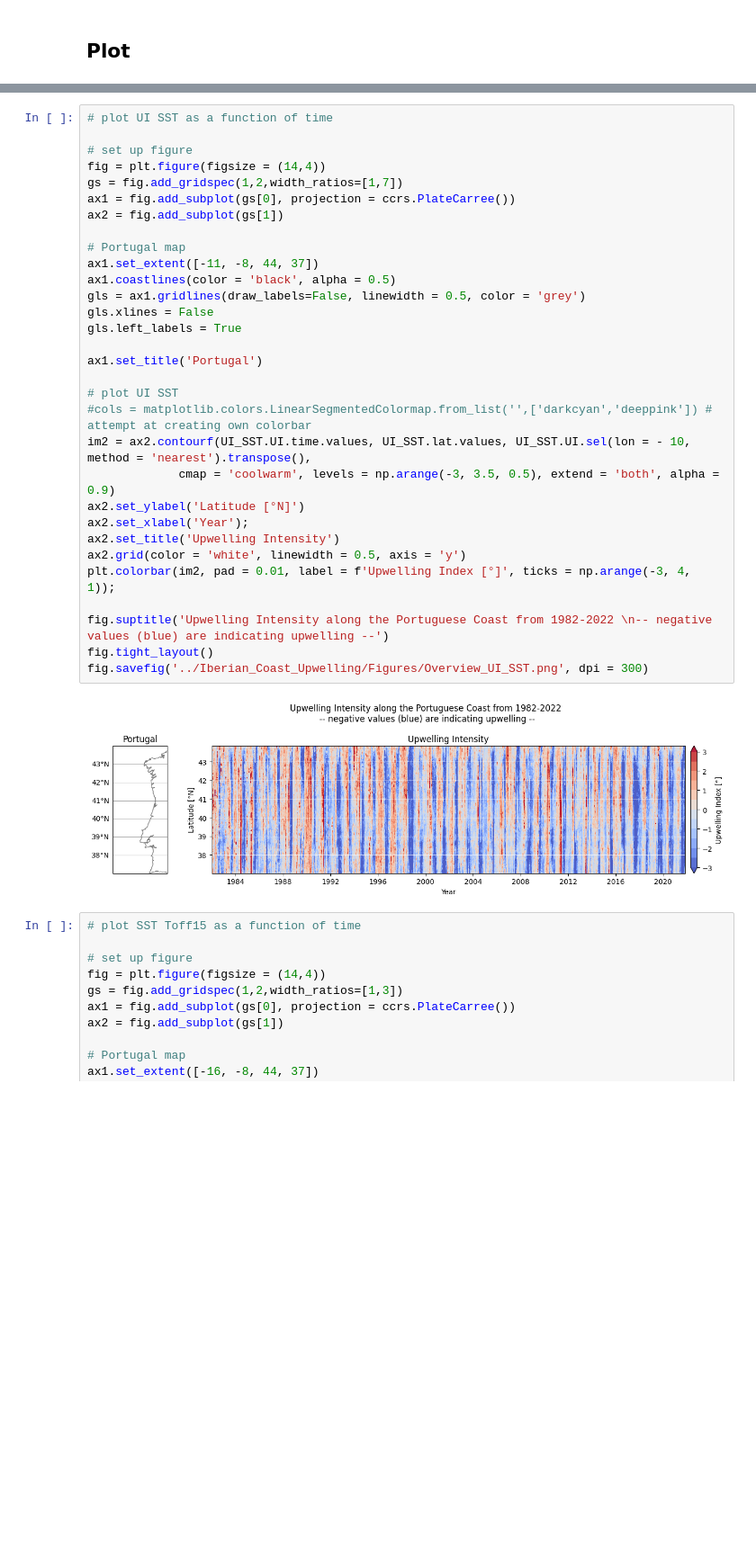
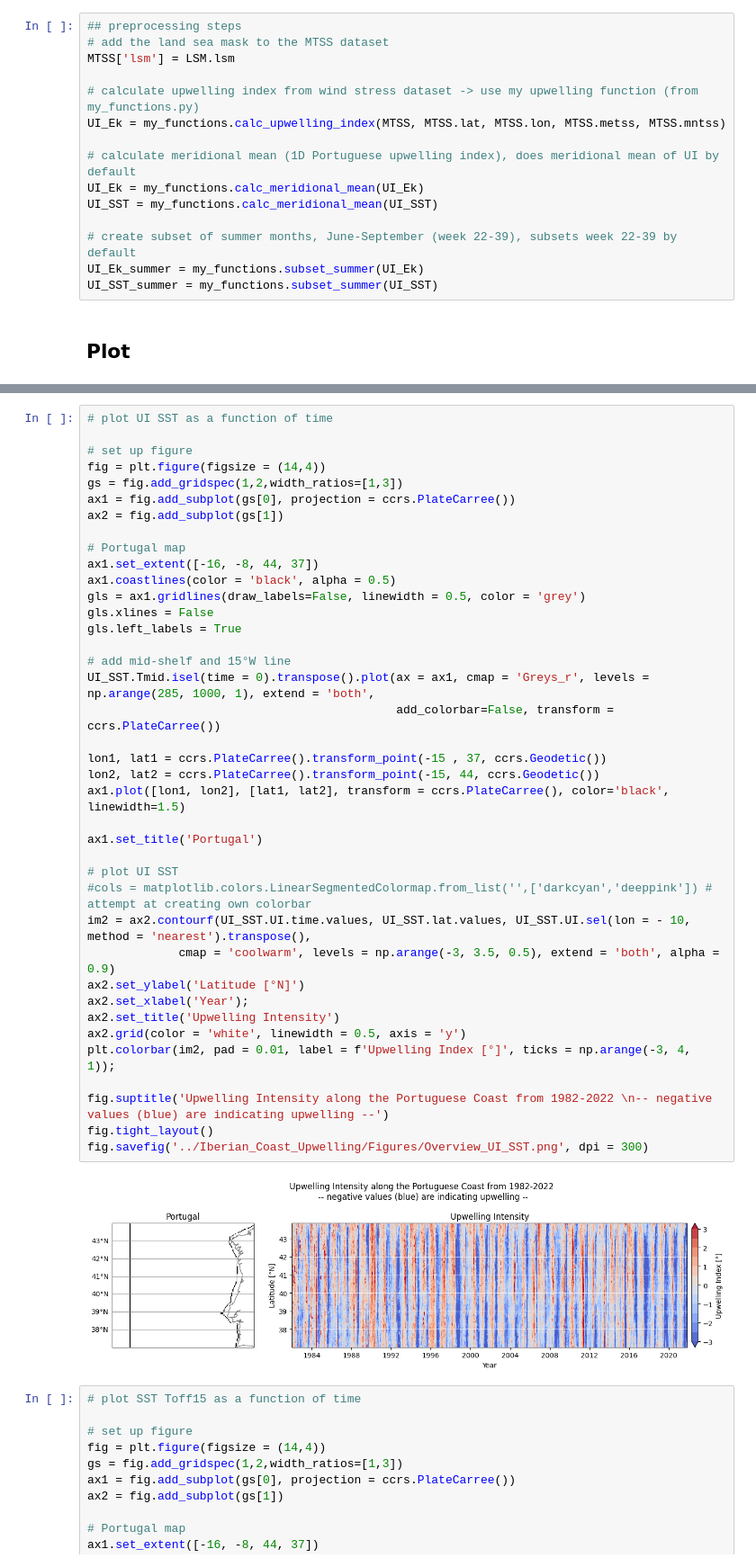
Before and after one commit to Marie-Louise-Korte/Iberian_Coast_Upwelling, a Jupyter notebook: 3_Compare_UIs.ipynb, the cells around one changed output, grey strips where cells are left out. Shown at 90% size. Drawn from its saved outputs; the diff is of its cells as text; blank space fills up the shorter version.

```diff
--- a/3_Compare_UIs.ipynb
+++ b/3_Compare_UIs.ipynb
@@ -29,2 +23,17 @@ UI_Ek = my_functions.upwelling_index(MTSS, MTSS.lat, MTSS.lon, MTSS.metss, MTSS.
+# %%
+## preprocessing steps
+# add the land sea mask to the MTSS dataset
+MTSS['lsm'] = LSM.lsm
+
+# calculate upwelling index from wind stress dataset -> use my upwelling function (from my_functions.py)
+UI_Ek = my_functions.calc_upwelling_index(MTSS, MTSS.lat, MTSS.lon, MTSS.metss, MTSS.mntss)
+
+# calculate meridional mean (1D Portuguese upwelling index), does meridional mean of UI by default
+UI_Ek = my_functions.calc_meridional_mean(UI_Ek)
+UI_SST = my_functions.calc_meridional_mean(UI_SST)
+
+# create subset of summer months, June-September (week 22-39), subsets week 22-39 by default
+UI_Ek_summer = my_functions.subset_summer(UI_Ek)
+UI_SST_summer = my_functions.subset_summer(UI_SST)
 # %% [markdown]
 ## Plot
@@ -97,36 +110,44 @@ Text(0.5, 0, 'Time [yr-m]')
 # %%
 # plot UI SST as a function of time
 
 # set up figure
 fig = plt.figure(figsize = (14,4))
-gs = fig.add_gridspec(1,2,width_ratios=[1,7])
+gs = fig.add_gridspec(1,2,width_ratios=[1,3])
 ax1 = fig.add_subplot(gs[0], projection = ccrs.PlateCarree())
 ax2 = fig.add_subplot(gs[1])
 
 # Portugal map
-ax1.set_extent([-11, -8, 44, 37])
+ax1.set_extent([-16, -8, 44, 37])
 ax1.coastlines(color = 'black', alpha = 0.5)
 gls = ax1.gridlines(draw_labels=False, linewidth = 0.5, color = 'grey')
 gls.xlines = False
 gls.left_labels = True
+
+# add mid-shelf and 15°W line
+UI_SST.Tmid.isel(time = 0).transpose().plot(ax = ax1, cmap = 'Greys_r', levels = np.arange(285, 1000, 1), extend = 'both',
+                                            add_colorbar=False, transform = ccrs.PlateCarree())
+
+lon1, lat1 = ccrs.PlateCarree().transform_point(-15 , 37, ccrs.Geodetic())
+lon2, lat2 = ccrs.PlateCarree().transform_point(-15, 44, ccrs.Geodetic())
+ax1.plot([lon1, lon2], [lat1, lat2], transform = ccrs.PlateCarree(), color='black', linewidth=1.5)
 
 ax1.set_title('Portugal')
 
 # plot UI SST
 #cols = matplotlib.colors.LinearSegmentedColormap.from_list('',['darkcyan','deeppink']) # attempt at creating own colorbar
 im2 = ax2.contourf(UI_SST.UI.time.values, UI_SST.lat.values, UI_SST.UI.sel(lon = - 10, method = 'nearest').transpose(),
              cmap = 'coolwarm', levels = np.arange(-3, 3.5, 0.5), extend = 'both', alpha = 0.9)
 ax2.set_ylabel('Latitude [°N]')
 ax2.set_xlabel('Year');
 ax2.set_title('Upwelling Intensity')
 ax2.grid(color = 'white', linewidth = 0.5, axis = 'y')
 plt.colorbar(im2, pad = 0.01, label = f'Upwelling Index [°]', ticks = np.arange(-3, 4, 1));
 
 fig.suptitle('Upwelling Intensity along the Portuguese Coast from 1982-2022 \n-- negative values (blue) are indicating upwelling --')
 fig.tight_layout()
 fig.savefig('../Iberian_Coast_Upwelling/Figures/Overview_UI_SST.png', dpi = 300)
 # %% [output]
-[figure, old version]
+[figure, new version]
 # %%
 # plot SST Toff15 as a function of time
 
```
Also changed, not shown: parts of 19 cells of this notebook.
